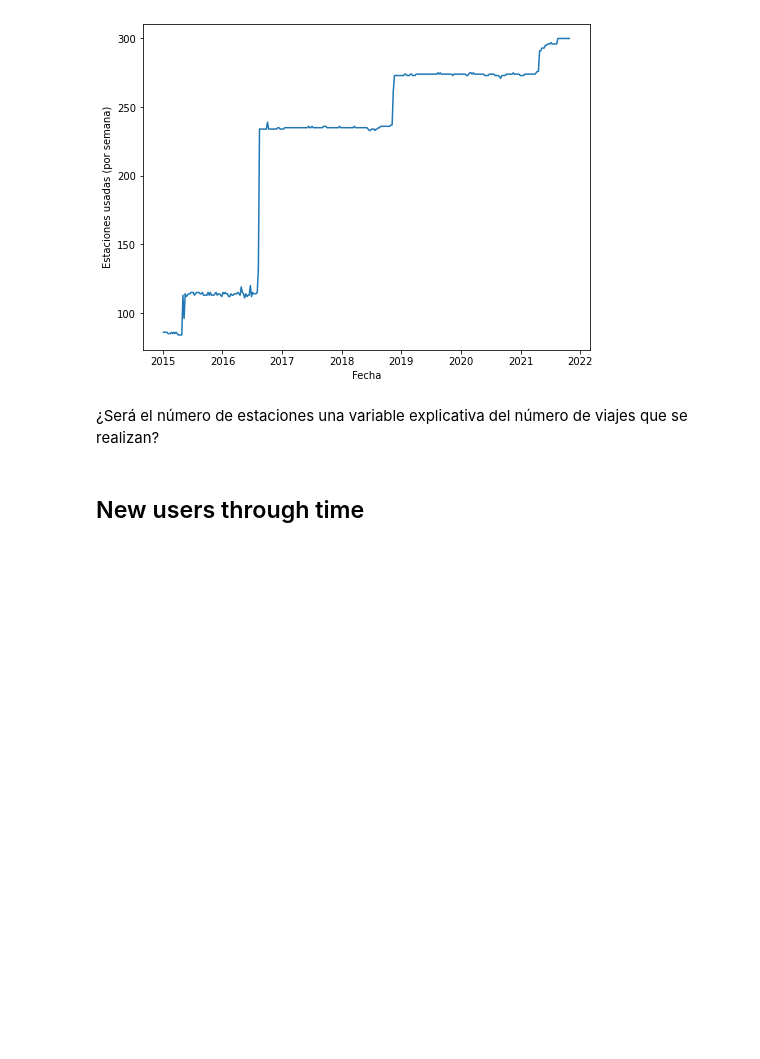
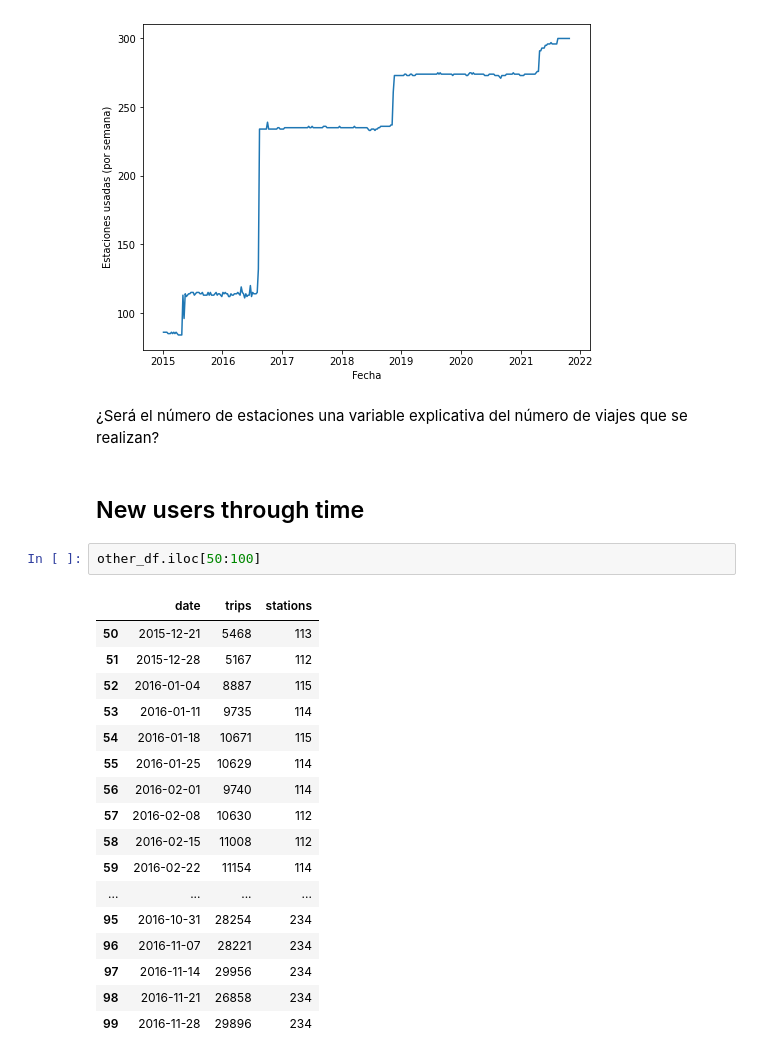
Before and after one commit to jaime-aguayo/proyecto_datos, a Jupyter notebook: dataWrangling.ipynb, the cells around one changed output. Drawn from its saved outputs; the diff is of its cells as text; blank space fills up the shorter version.

```diff
--- a/dataWrangling.ipynb
+++ b/dataWrangling.ipynb
@@ -239,3 +239,23 @@ plt.savefig("stations_weekly.png", transparent=True)
 ¿Será el número de estaciones una variable explicativa del número de viajes que se realizan?
 # %% [markdown]
 ## New users through time
+# %%
+other_df.iloc[50:100]
+# %% [output]
+|  | date | trips | stations |
+| 50 | 2015-12-21 | 5468 | 113 |
+| 51 | 2015-12-28 | 5167 | 112 |
+| 52 | 2016-01-04 | 8887 | 115 |
+| 53 | 2016-01-11 | 9735 | 114 |
+| 54 | 2016-01-18 | 10671 | 115 |
+| 55 | 2016-01-25 | 10629 | 114 |
+| 56 | 2016-02-01 | 9740 | 114 |
+| 57 | 2016-02-08 | 10630 | 112 |
+| 58 | 2016-02-15 | 11008 | 112 |
+| 59 | 2016-02-22 | 11154 | 114 |
+| ... | ... | ... | ... |
+| 95 | 2016-10-31 | 28254 | 234 |
+| 96 | 2016-11-07 | 28221 | 234 |
+| 97 | 2016-11-14 | 29956 | 234 |
+| 98 | 2016-11-21 | 26858 | 234 |
+| 99 | 2016-11-28 | 29896 | 234 |
```
Also changed, not shown: 1 other file.
